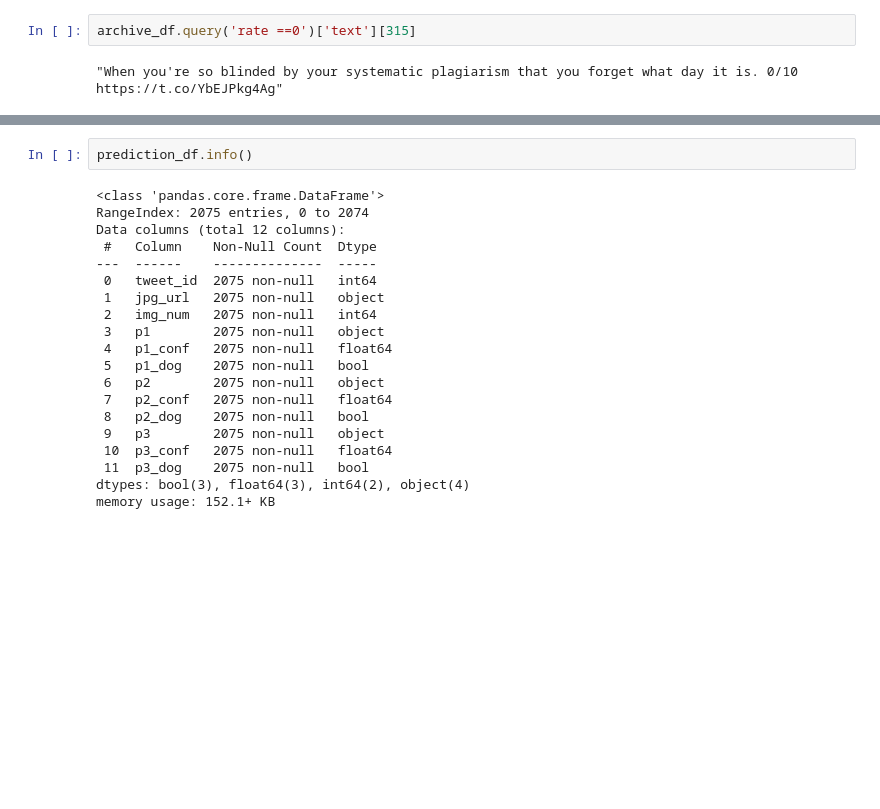
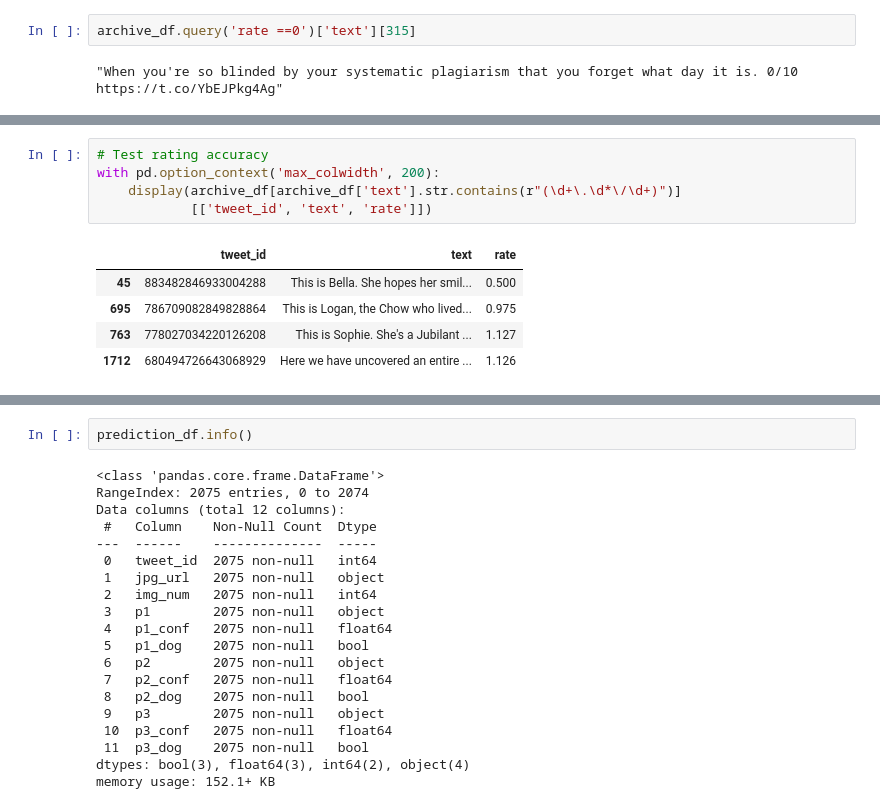
Before and after one commit to hagerElsehaimy/WeRateDogs, a Jupyter notebook: WeRateDogs.ipynb, the cells around one changed output, grey strips where cells are left out. Drawn from its saved outputs; the diff is of its cells as text; blank space fills up the shorter version.

```diff
--- a/WeRateDogs.ipynb
+++ b/WeRateDogs.ipynb
@@ -561,0 +616,11 @@ memory usage: 386.7+ KB
+# %%
+# Test rating accuracy
+with pd.option_context('max_colwidth', 200):
+    display(archive_df[archive_df['text'].str.contains(r"(\d+\.\d*\/\d+)")]
+            [['tweet_id', 'text', 'rate']])
+# %% [output]
+|  | tweet_id | text | rate |
+| 45 | 883482846933004288 | This is Bella. She hopes her smil... | 0.500 |
+| 695 | 786709082849828864 | This is Logan, the Chow who lived... | 0.975 |
+| 763 | 778027034220126208 | This is Sophie. She's a Jubilant ... | 1.127 |
+| 1712 | 680494726643068929 | Here we have uncovered an entire ... | 1.126 |
```
Also changed, not shown: parts of 33 cells of this notebook.
